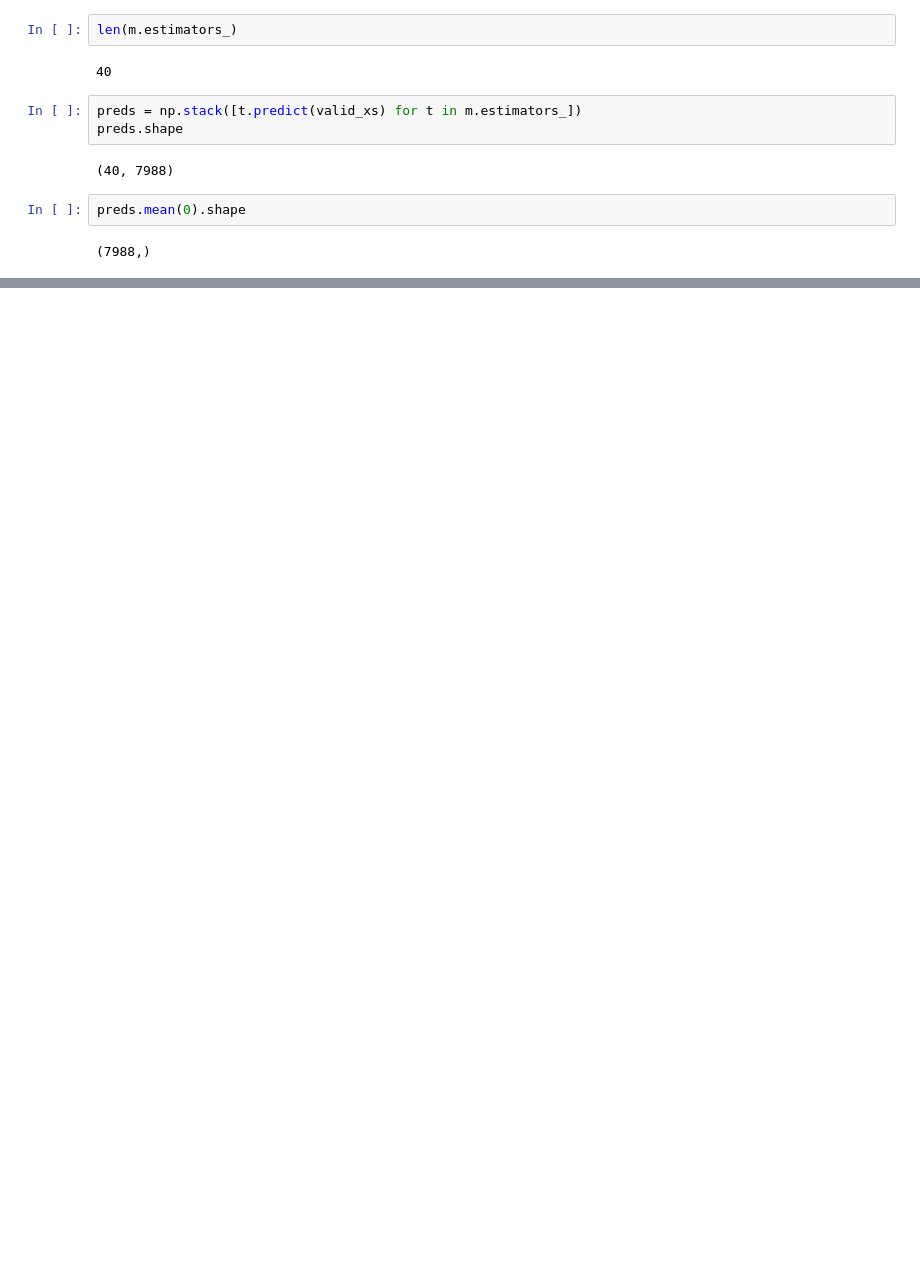
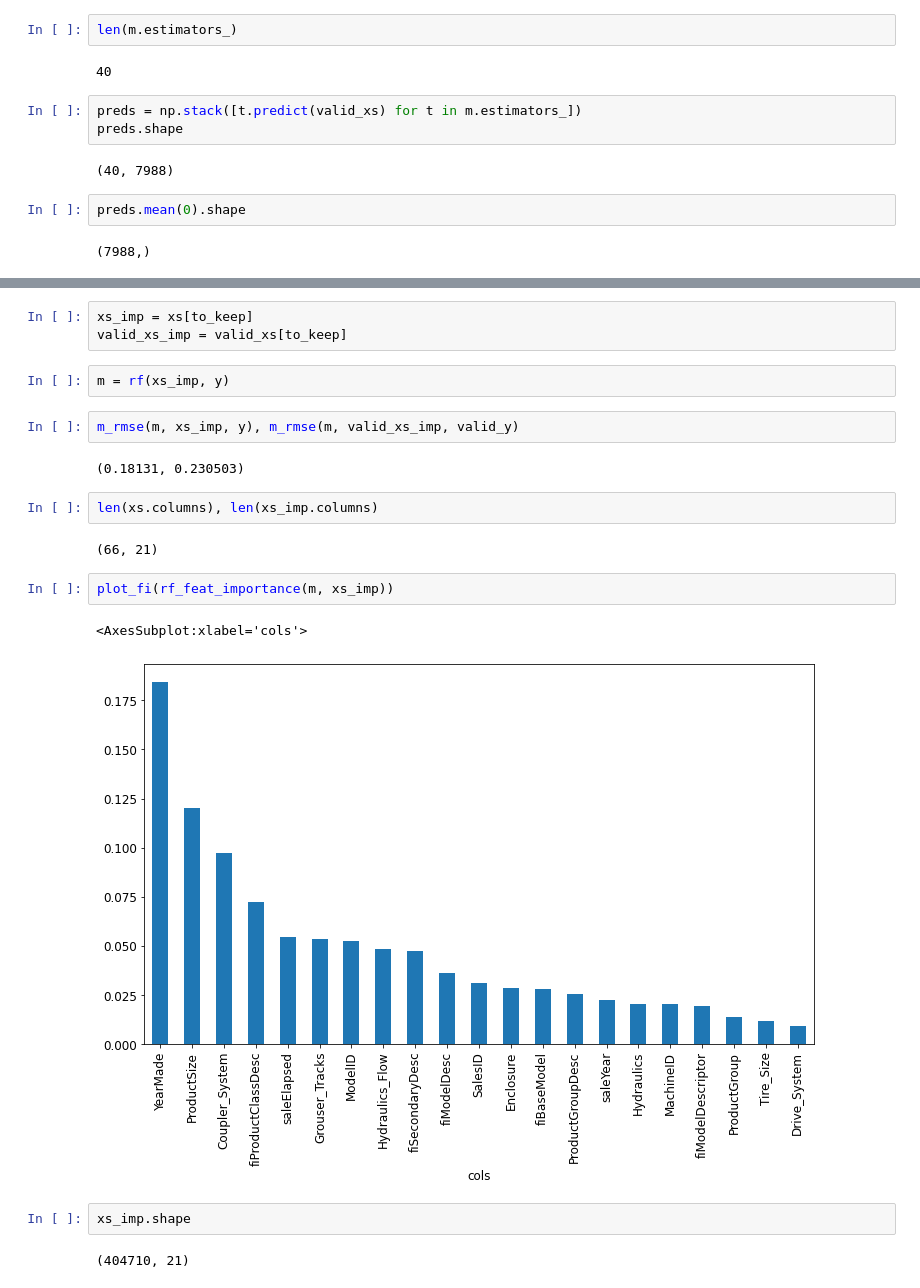
Before and after one commit to aidiary/fastbook, a Jupyter notebook: myworks/Chapter9.ipynb, the cells around one changed output, grey strips where cells are left out. Saved outputs shown, nothing was run; the diff lists cells and outputs as text; blank space fills up the shorter version.

```diff
--- a/myworks/Chapter9.ipynb
+++ b/myworks/Chapter9.ipynb
@@ -359,0 +426,22 @@ r_mse(m.oob_prediction_, y)
+# %%
+xs_imp = xs[to_keep]
+valid_xs_imp = valid_xs[to_keep]
+# %%
+m = rf(xs_imp, y)
+# %%
+m_rmse(m, xs_imp, y), m_rmse(m, valid_xs_imp, valid_y)
+# %% [output]
+(0.18131, 0.230503)
+# %%
+len(xs.columns), len(xs_imp.columns)
+# %% [output]
+(66, 21)
+# %%
+plot_fi(rf_feat_importance(m, xs_imp))
+# %% [output]
+<AxesSubplot:xlabel='cols'>
+[figure, added]
+# %%
+xs_imp.shape
+# %% [output]
+(404710, 21)
```
Also changed, not shown: parts of 84 cells of this notebook.
